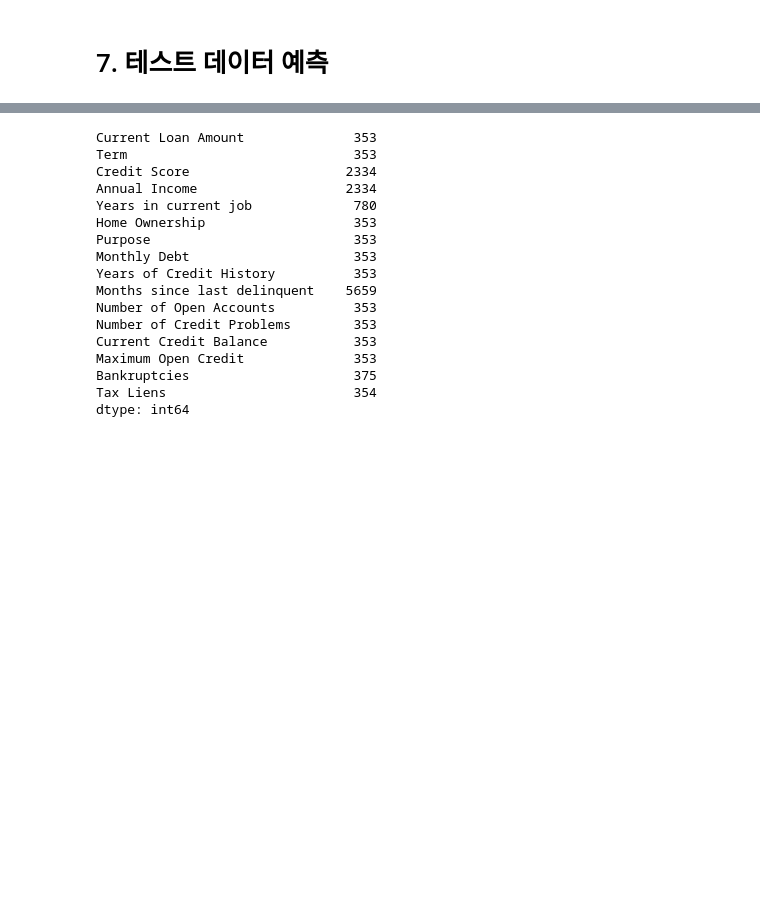
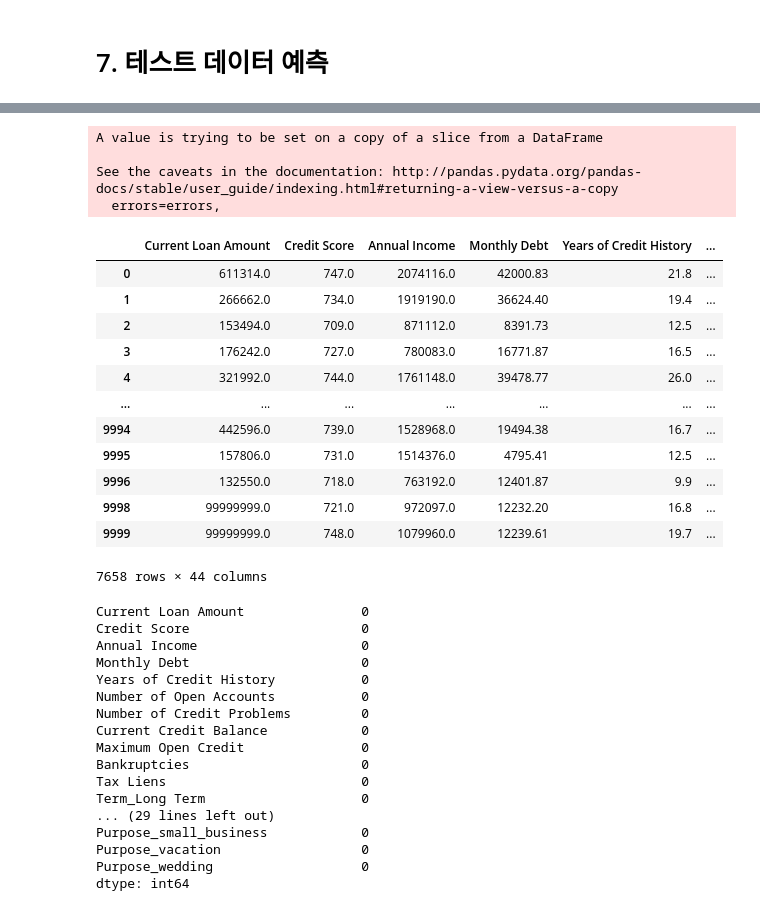
Before and after one commit to ZUNOXI/Credit_Predict_BigData, a Jupyter notebook: LoanStatus.ipynb, the cells around one changed output, grey strips where cells are left out. Drawn from its saved outputs; the diff is of its cells as text; code cells hidden in the pictures; blank space fills up the shorter version.

```diff
--- a/LoanStatus.ipynb
+++ b/LoanStatus.ipynb
@@ -896,10 +1033,10 @@ array(['Fully Paid', 'Fully Paid', 'Fully Paid', 'Charged Off',
 # %%
-# 데이터 불러오는 함수(아직은 쓰지말것..)
+# 데이터 더미함수화
 def callData(data):
-
     del data["Loan ID"]
     del data["Customer ID"]
-
+    del data["Months since last delinquent"]
+    data = data.dropna()
     # 범주형 데이터 확인
     categorical_subset = data[['Term', 'Years in current job', 'Home Ownership', 'Purpose']]
 
@@ -908,9 +1045,14 @@ def callData(data):
 
     data.drop(labels=['Term', 'Years in current job', 'Home Ownership', 'Purpose'], axis=1, inplace=True)
     data = pd.concat([data, categorical_subset], axis = 1)
-    transform = data
+    data = pd.concat([temp,data])
+    data = data.fillna(0)
+    data = data[1:]
+    return data
 
-    sc = StandardScaler()
-    transform = sc.fit_transform(transform)
 
-    return transform
+def scailData(data):
+
+    data = sc.fit_transform(data)
+
+    return data
@@ -977,22 +1059,47 @@ del test["Customer ID"]
+# %%
+# 칼럼데이터 가져오기
+#temp = pd.read_csv("dataset/credit_temp.csv")
+# 테스트 데이터 불러오기
+#test.head()
+test = callData(test)
+test
+# %% [output]
+A value is trying to be set on a copy of a slice from a DataFrame
+
+See the caveats in the documentation: http://pandas.pydata.org/pandas-docs/stable/user_guide/indexing.html#returning-a-view-versus-a-copy
+  errors=errors,
+|  | Current Loan Amount | Credit Score | Annual Income | Monthly Debt | Years of Credit History | ... |
+| 0 | 611314.0 | 747.0 | 2074116.0 | 42000.83 | 21.8 | ... |
+| 1 | 266662.0 | 734.0 | 1919190.0 | 36624.40 | 19.4 | ... |
+| 2 | 153494.0 | 709.0 | 871112.0 | 8391.73 | 12.5 | ... |
+| 3 | 176242.0 | 727.0 | 780083.0 | 16771.87 | 16.5 | ... |
+| 4 | 321992.0 | 744.0 | 1761148.0 | 39478.77 | 26.0 | ... |
+| ... | ... | ... | ... | ... | ... | ... |
+| 9994 | 442596.0 | 739.0 | 1528968.0 | 19494.38 | 16.7 | ... |
+| 9995 | 157806.0 | 731.0 | 1514376.0 | 4795.41 | 12.5 | ... |
+| 9996 | 132550.0 | 718.0 | 763192.0 | 12401.87 | 9.9 | ... |
+| 9998 | 99999999.0 | 721.0 | 972097.0 | 12232.20 | 16.8 | ... |
+| 9999 | 99999999.0 | 748.0 | 1079960.0 | 12239.61 | 19.7 | ... |
+7658 rows × 44 columns
 # %%
 test.isnull().sum()
 # %% [output]
-Current Loan Amount              353
-Term                             353
-Credit Score                    2334
-Annual Income                   2334
-Years in current job             780
-Home Ownership                   353
-Purpose                          353
-Monthly Debt                     353
-Years of Credit History          353
-Months since last delinquent    5659
-Number of Open Accounts          353
-Number of Credit Problems        353
-Current Credit Balance           353
-Maximum Open Credit              353
-Bankruptcies                     375
-Tax Liens                        354
+Current Loan Amount               0
+Credit Score                      0
+Annual Income                     0
+Monthly Debt                      0
+Years of Credit History           0
+Number of Open Accounts           0
+Number of Credit Problems         0
+Current Credit Balance            0
+Maximum Open Credit               0
+Bankruptcies                      0
+Tax Liens                         0
+Term_Long Term                    0
+... (29 lines left out)
+Purpose_small_business            0
+Purpose_vacation                  0
+Purpose_wedding                   0
 dtype: int64
 # %%
 test.info()
```
Also changed, not shown: parts of 56 cells of this notebook.
